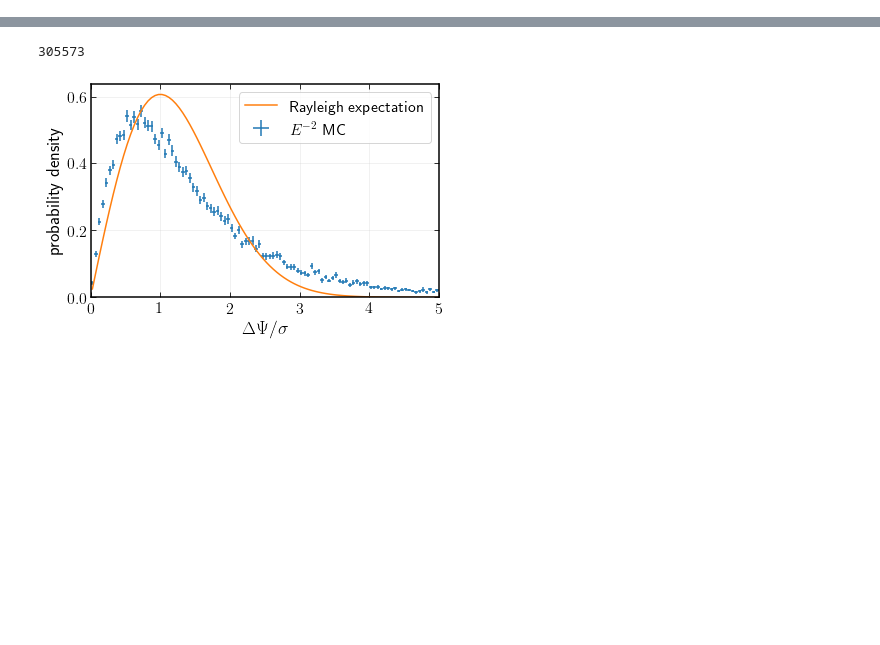
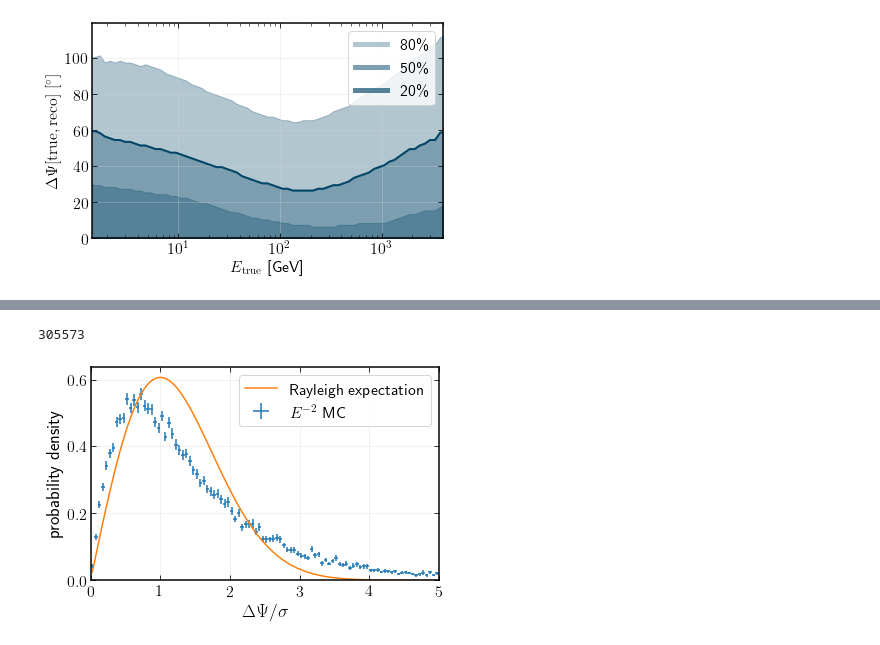
Before and after one commit to apizzuto/Novae, a Jupyter notebook: python3/notebooks/GRECO_analysis_plots.ipynb, the cells around one changed output, grey strips where cells are left out. Cells and saved outputs as stored; diff of their text form; code cells hidden in the pictures; blank space fills up the shorter version.

```diff
--- a/python3/notebooks/GRECO_analysis_plots.ipynb
+++ b/python3/notebooks/GRECO_analysis_plots.ipynb
@@ -251,0 +28,4 @@ plt.show()
+# %%
+gplots.angular_error_plot()
+# %% [output]
+[figure, added]
```
Also changed, not shown: parts of 57 cells of this notebook.
